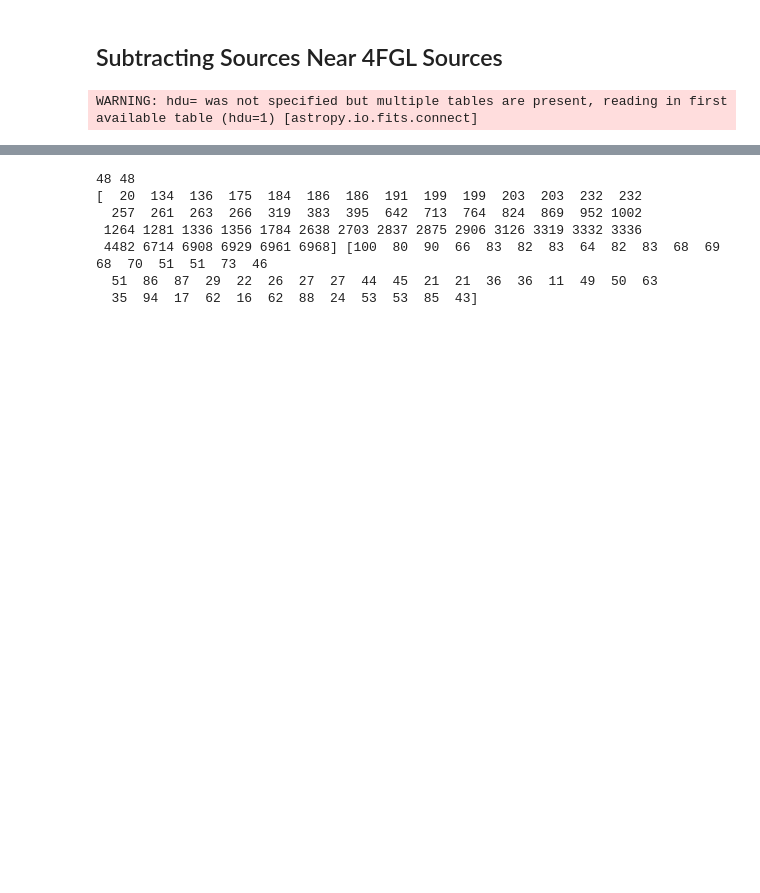
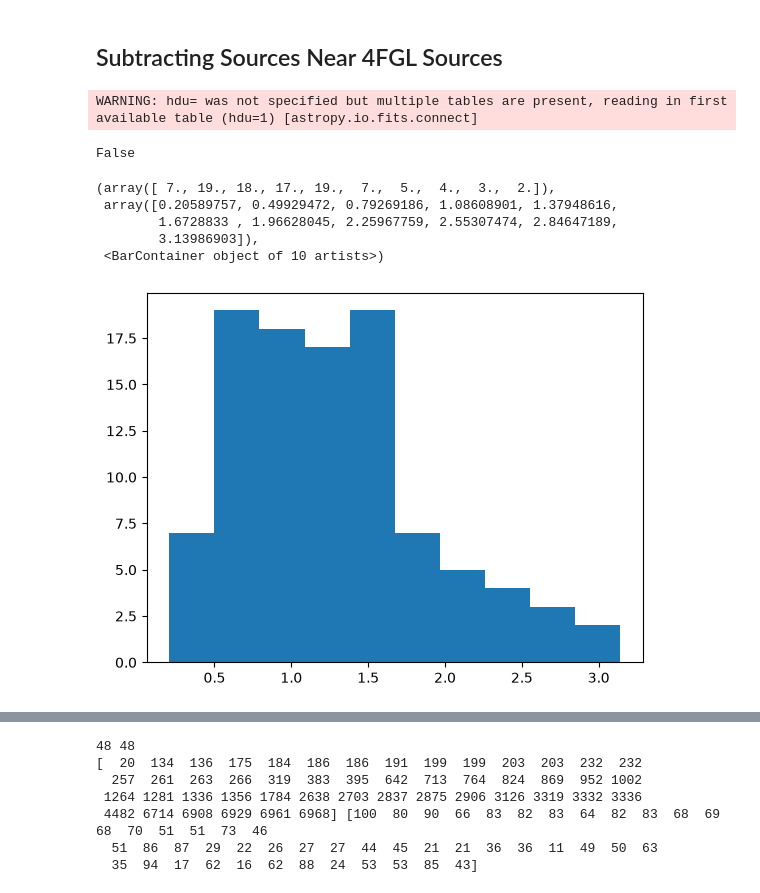
Before and after one commit to Esingh1120/Dwarf_Galaxy_Analysis, a Jupyter notebook: dg_catalog_v2.ipynb, the cells around one changed output, grey strips where cells are left out. Drawn from its saved outputs; the diff is of its cells as text; code cells hidden in the pictures; blank space fills up the shorter version.

```diff
--- a/dg_catalog_v2.ipynb
+++ b/dg_catalog_v2.ipynb
@@ -223,7 +223,7 @@ plt.show()
 ## Subtracting Sources Near 4FGL Sources
 # %%
 #Getting 4FGL sources, I believe this v41 is the most recent one
-catalog_4fgl = Table.read("../conda/fermipy/fermipy/data/catalogs/gll_psc_v41.fit")
+catalog_4fgl = Table.read("~/conda/fermipy/fermipy/data/catalogs/gll_psc_v41.fit")
 
 #Get this into a SkyCoord object, asap!
 c4fgl_coords = SkyCoord(l=catalog_4fgl["GLON"], b=catalog_4fgl["GLAT"], frame='galactic')
@@ -232,3 +232,18 @@ WARNING: hdu= was not specified but multiple tables are present, reading in firs
 # %%
 #Make this into SkyCoord object as well
 dg_coords = SkyCoord(l=catalog_plot['gal_l'].values * u.deg, b=catalog_plot['gal_b'].values * u.deg, frame='galactic')
+# %%
+idx, d2d, d3d = dg_coords.match_to_catalog_sky(c4fgl_coords)
+# %%
+len(np.unique(idx)) == len(idx)
+# %% [output]
+False
+# %%
+plt.hist(d2d.deg)
+# %% [output]
+(array([ 7., 19., 18., 17., 19.,  7.,  5.,  4.,  3.,  2.]),
+ array([0.20589757, 0.49929472, 0.79269186, 1.08608901, 1.37948616,
+        1.6728833 , 1.96628045, 2.25967759, 2.55307474, 2.84647189,
+        3.13986903]),
+ <BarContainer object of 10 artists>)
+[figure, added]
```
Also changed, not shown: parts of 18 cells of this notebook, 6 other files.
